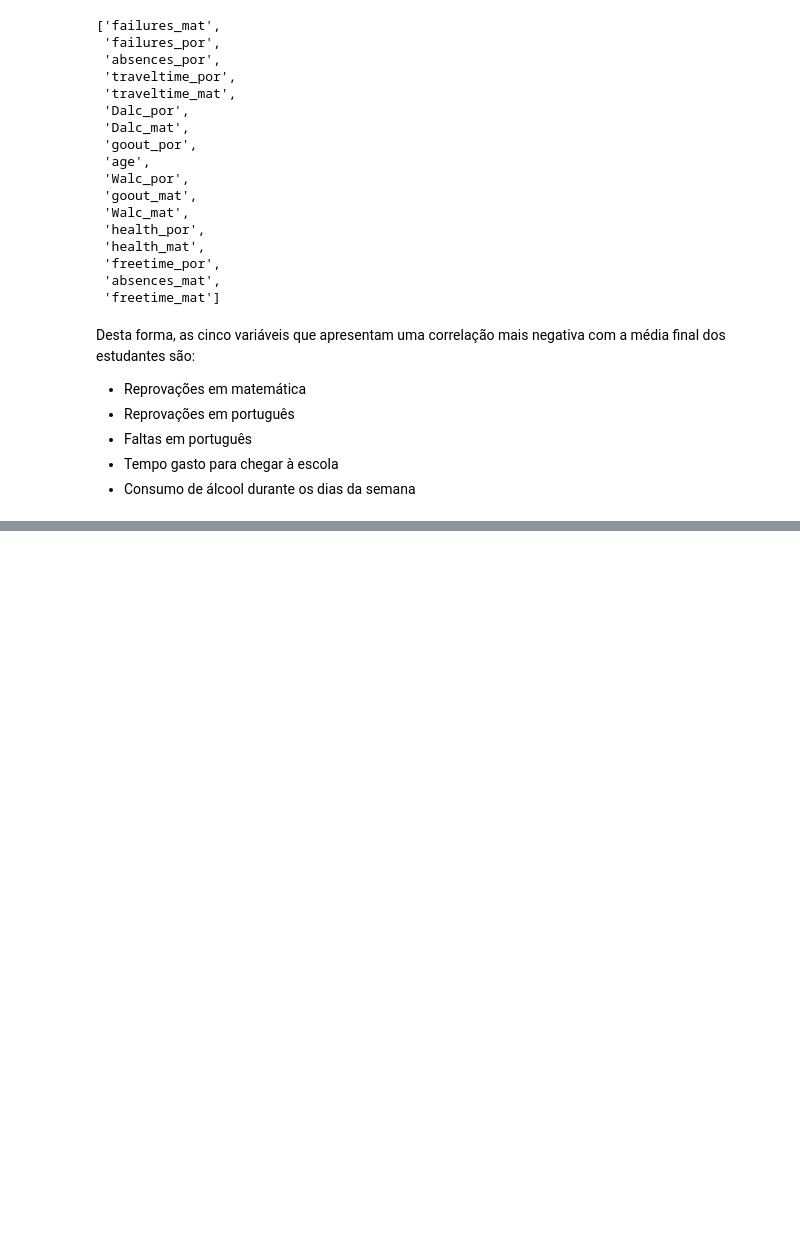
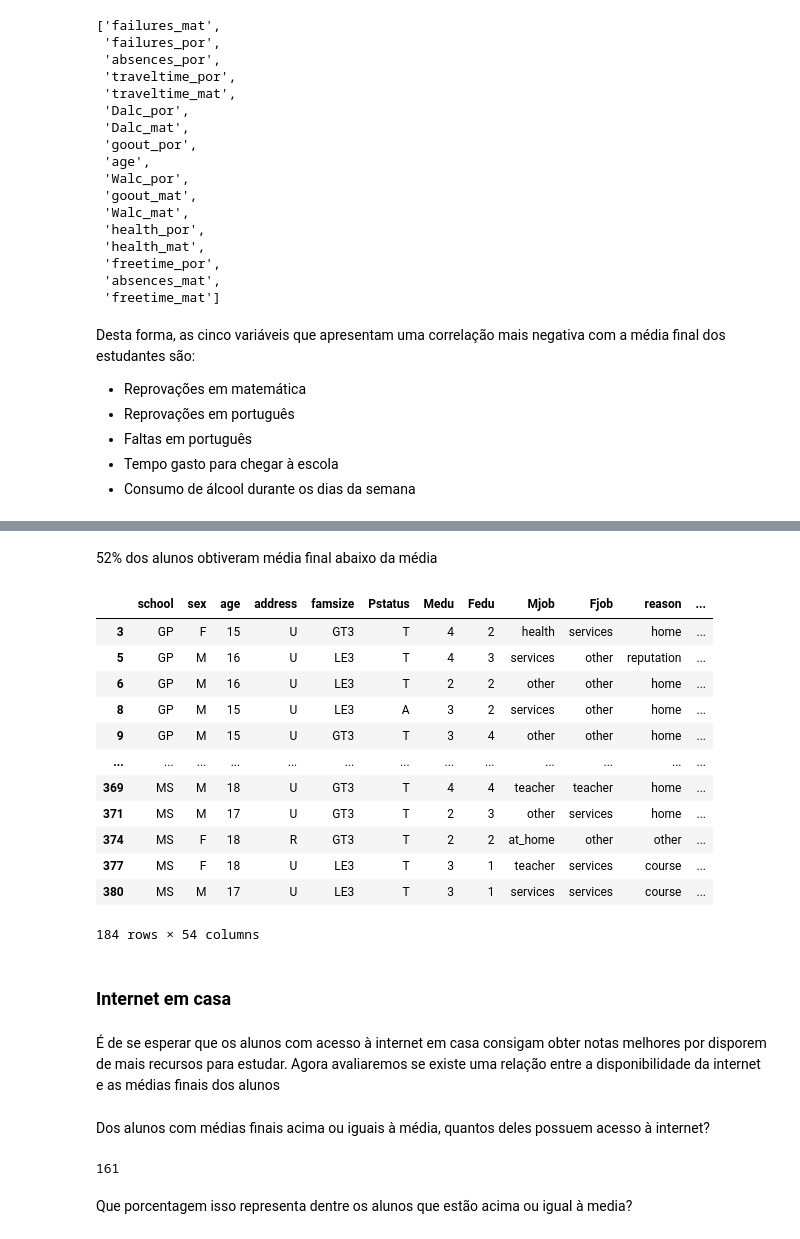
Before and after one commit to shl0mo/DataAnalysis_Students-Pandas, a Jupyter notebook: Estudantes.ipynb, the cells around one changed output, grey strips where cells are left out. Cells and saved outputs as stored; diff of their text form; code cells hidden in the pictures; blank space fills up the shorter version.

Commit message:
Internet

```diff
--- a/Estudantes.ipynb
+++ b/Estudantes.ipynb
@@ -513,0 +544,34 @@ Desta forma, as cinco variáveis que apresentam uma correlação mais negativa c
+# %% [markdown]
+52% dos alunos obtiveram média final abaixo da média
+# %%
+# Dataframe dos alunos que obtiveram média final menor ou abaixo da média
+df_media_acima = df[df['GF'] >= media_gf]
+df_media_acima
+# %% [output]
+|  | school | sex | age | address | famsize | Pstatus | Medu | Fedu | Mjob | Fjob | reason | ... |
+| 3 | GP | F | 15 | U | GT3 | T | 4 | 2 | health | services | home | ... |
+| 5 | GP | M | 16 | U | LE3 | T | 4 | 3 | services | other | reputation | ... |
+| 6 | GP | M | 16 | U | LE3 | T | 2 | 2 | other | other | home | ... |
+| 8 | GP | M | 15 | U | LE3 | A | 3 | 2 | services | other | home | ... |
+| 9 | GP | M | 15 | U | GT3 | T | 3 | 4 | other | other | home | ... |
+| ... | ... | ... | ... | ... | ... | ... | ... | ... | ... | ... | ... | ... |
+| 369 | MS | M | 18 | U | GT3 | T | 4 | 4 | teacher | teacher | home | ... |
+| 371 | MS | M | 17 | U | GT3 | T | 2 | 3 | other | services | home | ... |
+| 374 | MS | F | 18 | R | GT3 | T | 2 | 2 | at_home | other | other | ... |
+| 377 | MS | F | 18 | U | LE3 | T | 3 | 1 | teacher | services | course | ... |
+| 380 | MS | M | 17 | U | LE3 | T | 3 | 1 | services | services | course | ... |
+184 rows × 54 columns
+# %% [markdown]
+### Internet em casa
+# %% [markdown]
+É de se esperar que os alunos com acesso à internet em casa consigam obter notas melhores por disporem de mais recursos para estudar. Agora avaliaremos se existe uma relação entre a disponibilidade da internet e as médias finais dos alunos
+# %% [markdown]
+Dos alunos com médias finais acima ou iguais à média, quantos  deles possuem acesso à internet?
+# %%
+acesso_internet_media_acima = df_media_acima[df_media_acima['internet'] == 'yes']
+acesso_internet_media_acima = acesso_internet_media_acima.shape[0]
+print(acesso_internet_media_acima)
+# %% [output]
+161
+# %% [markdown]
+Que porcentagem isso representa dentre os alunos que estão acima ou igual à media?
```
Also changed, not shown: parts of 34 cells of this notebook.
